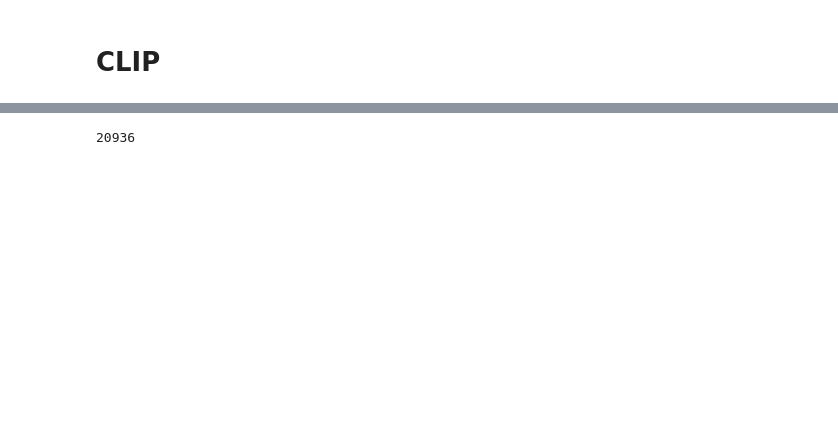
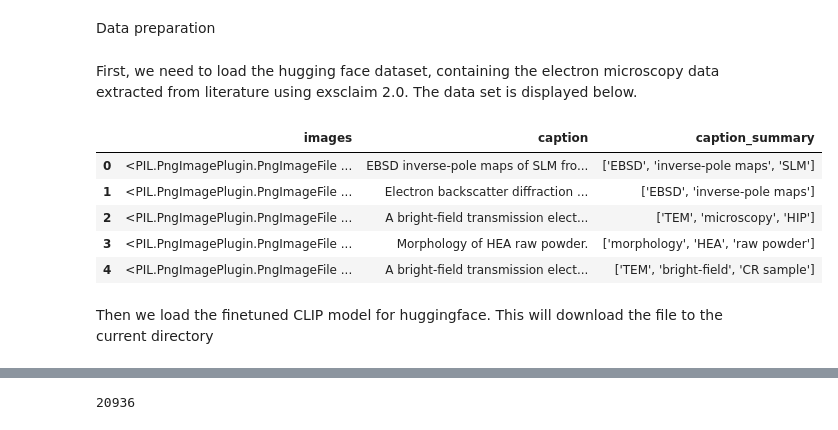
Before and after one commit to katerinavr/exsclaim2.0, a Jupyter notebook: docs/Microscopy_CLIP_retrieval.ipynb, the cells around one changed output, grey strips where cells are left out. Drawn from its saved outputs; the diff is of its cells as text; code cells hidden in the pictures; blank space fills up the shorter version.

```diff
--- a/docs/Microscopy_CLIP_retrieval.ipynb
+++ b/docs/Microscopy_CLIP_retrieval.ipynb
@@ -10,0 +3,2 @@
+# %% [markdown]
+Data preparation
@@ -23,15 +24,23 @@ from datasets import load_dataset
 from collections import OrderedDict
 from transformers import CLIPProcessor, CLIPModel, CLIPTokenizer
 from sklearn.metrics.pairwise import cosine_similarity
-# %% [markdown]
-# CLIP
+# %% [markdown]
+First, we need to load the hugging face dataset, containing the electron microscopy data extracted from literature using exsclaim 2.0. The data set is displayed below.
 # %%
-# Load hugging face data and
-dataset_all =  load_dataset("kvriza8/microscopy_images", use_auth_token=True, token='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')
+dataset_all =  load_dataset("kvriza8/microscopy_images")
 all_images, all_prompts, all_prompt_summaries = dataset_all['train']['image'], dataset_all['train']['caption'], dataset_all['train']['caption_summary']
 data = {'images': all_images, 'caption': all_prompts, 'caption_summary': all_prompt_summaries}
 image_data_df = pd.DataFrame(data=data)
 image_data_df.head()
+# %% [output]
+|  | images | caption | caption_summary |
+| 0 | <PIL.PngImagePlugin.PngImageFile ... | EBSD inverse-pole maps of SLM fro... | ['EBSD', 'inverse-pole maps', 'SLM'] |
+| 1 | <PIL.PngImagePlugin.PngImageFile ... | Electron backscatter diffraction ... | ['EBSD', 'inverse-pole maps'] |
+| 2 | <PIL.PngImagePlugin.PngImageFile ... | A bright-field transmission elect... | ['TEM', 'microscopy', 'HIP'] |
+| 3 | <PIL.PngImagePlugin.PngImageFile ... | Morphology of HEA raw powder. | ['morphology', 'HEA', 'raw powder'] |
+| 4 | <PIL.PngImagePlugin.PngImageFile ... | A bright-field transmission elect... | ['TEM', 'bright-field', 'CR sample'] |
+# %% [markdown]
+Then we load the finetuned CLIP model for huggingface. This will download the file to the current directory
 # %%
 from huggingface_hub import hf_hub_download
 
```
Also changed, not shown: parts of 20 cells of this notebook, 17 other files.
